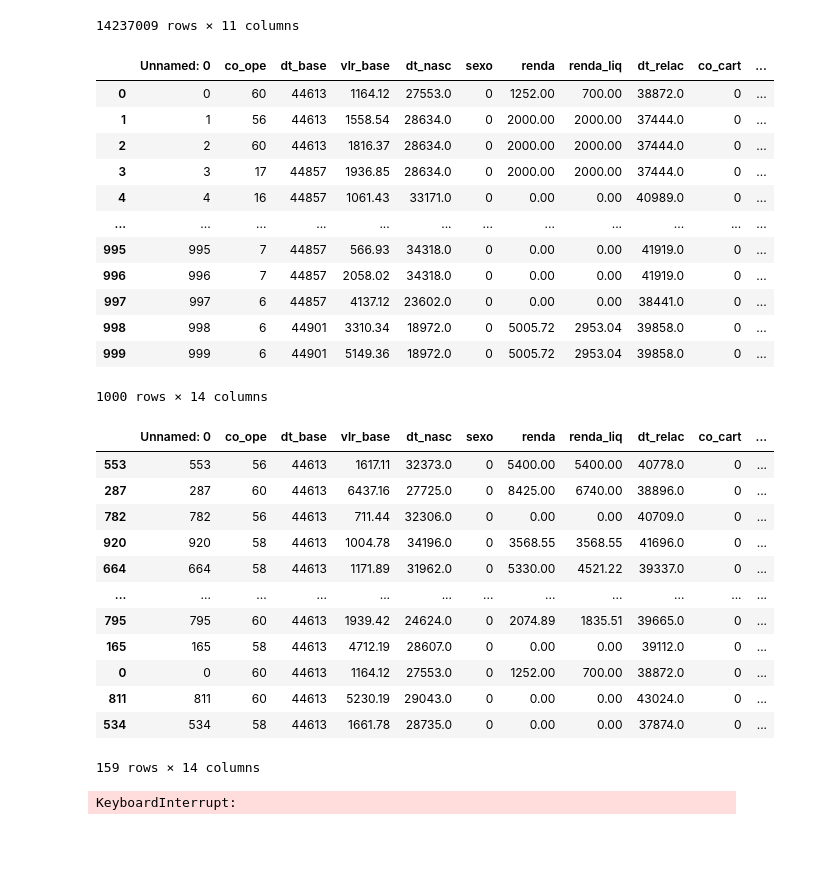
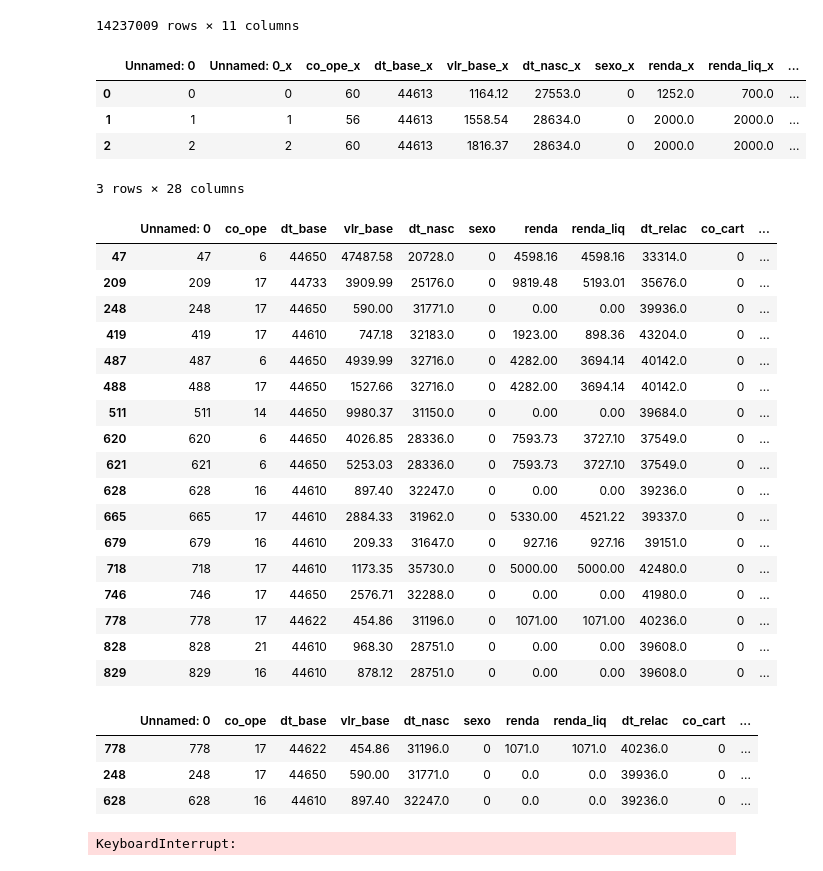
Before and after one commit to RafaelMunareto/MunIAFramework, a Jupyter notebook: tratamento_dados.ipynb, the cells around one changed output. Cells and saved outputs as stored; diff of their text form; code cells hidden in the pictures; blank space fills up the shorter version.

Commit message:
score ok

```diff
--- a/tratamento_dados.ipynb
+++ b/tratamento_dados.ipynb
@@ -48,38 +64,42 @@ df2
 14237009 rows × 11 columns
 # %%
 import pandas as pd
-dfs = pd.read_csv('resultados/GaussianNB.csv', sep=',')
-dfs
+dfs = pd.read_csv('resultados/resultado_final.csv', sep=',')
+dfs.head(3)
 # %% [output]
-|  | Unnamed: 0 | co_ope | dt_base | vlr_base | dt_nasc | sexo | renda | renda_liq | dt_relac | co_cart | ... |
-| 0 | 0 | 60 | 44613 | 1164.12 | 27553.0 | 0 | 1252.00 | 700.00 | 38872.0 | 0 | ... |
-| 1 | 1 | 56 | 44613 | 1558.54 | 28634.0 | 0 | 2000.00 | 2000.00 | 37444.0 | 0 | ... |
-| 2 | 2 | 60 | 44613 | 1816.37 | 28634.0 | 0 | 2000.00 | 2000.00 | 37444.0 | 0 | ... |
-| 3 | 3 | 17 | 44857 | 1936.85 | 28634.0 | 0 | 2000.00 | 2000.00 | 37444.0 | 0 | ... |
-| 4 | 4 | 16 | 44857 | 1061.43 | 33171.0 | 0 | 0.00 | 0.00 | 40989.0 | 0 | ... |
-| ... | ... | ... | ... | ... | ... | ... | ... | ... | ... | ... | ... |
-| 995 | 995 | 7 | 44857 | 566.93 | 34318.0 | 0 | 0.00 | 0.00 | 41919.0 | 0 | ... |
-| 996 | 996 | 7 | 44857 | 2058.02 | 34318.0 | 0 | 0.00 | 0.00 | 41919.0 | 0 | ... |
-| 997 | 997 | 6 | 44857 | 4137.12 | 23602.0 | 0 | 0.00 | 0.00 | 38441.0 | 0 | ... |
-| 998 | 998 | 6 | 44901 | 3310.34 | 18972.0 | 0 | 5005.72 | 2953.04 | 39858.0 | 0 | ... |
-| 999 | 999 | 6 | 44901 | 5149.36 | 18972.0 | 0 | 5005.72 | 2953.04 | 39858.0 | 0 | ... |
+|  | Unnamed: 0 | Unnamed: 0_x | co_ope_x | dt_base_x | vlr_base_x | dt_nasc_x | sexo_x | renda_x | renda_liq_x | ... |
+| 0 | 0 | 0 | 60 | 44613 | 1164.12 | 27553.0 | 0 | 1252.0 | 700.0 | ... |
+| 1 | 1 | 1 | 56 | 44613 | 1558.54 | 28634.0 | 0 | 2000.0 | 2000.0 | ... |
+| 2 | 2 | 2 | 60 | 44613 | 1816.37 | 28634.0 | 0 | 2000.0 | 2000.0 | ... |
-1000 rows × 14 columns
+3 rows × 28 columns
+# %%
+dfs.query('predicao > 0').head(30)
+# %% [output]
+|  | Unnamed: 0 | co_ope | dt_base | vlr_base | dt_nasc | sexo | renda | renda_liq | dt_relac | co_cart | ... |
+| 47 | 47 | 6 | 44650 | 47487.58 | 20728.0 | 0 | 4598.16 | 4598.16 | 33314.0 | 0 | ... |
+| 209 | 209 | 17 | 44733 | 3909.99 | 25176.0 | 0 | 9819.48 | 5193.01 | 35676.0 | 0 | ... |
+| 248 | 248 | 17 | 44650 | 590.00 | 31771.0 | 0 | 0.00 | 0.00 | 39936.0 | 0 | ... |
+| 419 | 419 | 17 | 44610 | 747.18 | 32183.0 | 0 | 1923.00 | 898.36 | 43204.0 | 0 | ... |
+| 487 | 487 | 6 | 44650 | 4939.99 | 32716.0 | 0 | 4282.00 | 3694.14 | 40142.0 | 0 | ... |
+| 488 | 488 | 17 | 44650 | 1527.66 | 32716.0 | 0 | 4282.00 | 3694.14 | 40142.0 | 0 | ... |
+| 511 | 511 | 14 | 44650 | 9980.37 | 31150.0 | 0 | 0.00 | 0.00 | 39684.0 | 0 | ... |
+| 620 | 620 | 6 | 44650 | 4026.85 | 28336.0 | 0 | 7593.73 | 3727.10 | 37549.0 | 0 | ... |
+| 621 | 621 | 6 | 44650 | 5253.03 | 28336.0 | 0 | 7593.73 | 3727.10 | 37549.0 | 0 | ... |
+| 628 | 628 | 16 | 44610 | 897.40 | 32247.0 | 0 | 0.00 | 0.00 | 39236.0 | 0 | ... |
+| 665 | 665 | 17 | 44610 | 2884.33 | 31962.0 | 0 | 5330.00 | 4521.22 | 39337.0 | 0 | ... |
+| 679 | 679 | 16 | 44610 | 209.33 | 31647.0 | 0 | 927.16 | 927.16 | 39151.0 | 0 | ... |
+| 718 | 718 | 17 | 44610 | 1173.35 | 35730.0 | 0 | 5000.00 | 5000.00 | 42480.0 | 0 | ... |
+| 746 | 746 | 17 | 44650 | 2576.71 | 32288.0 | 0 | 0.00 | 0.00 | 41980.0 | 0 | ... |
+| 778 | 778 | 17 | 44622 | 454.86 | 31196.0 | 0 | 1071.00 | 1071.00 | 40236.0 | 0 | ... |
+| 828 | 828 | 21 | 44610 | 968.30 | 28751.0 | 0 | 0.00 | 0.00 | 39608.0 | 0 | ... |
+| 829 | 829 | 16 | 44610 | 878.12 | 28751.0 | 0 | 0.00 | 0.00 | 39608.0 | 0 | ... |
 # %%
-dfs.query('score > 0.3').sort_values('score', ascending=False)
+dfs.query('score > 0.3').sort_values('score', ascending=False).head(3)
 # %% [output]
 |  | Unnamed: 0 | co_ope | dt_base | vlr_base | dt_nasc | sexo | renda | renda_liq | dt_relac | co_cart | ... |
-| 553 | 553 | 56 | 44613 | 1617.11 | 32373.0 | 0 | 5400.00 | 5400.00 | 40778.0 | 0 | ... |
-| 287 | 287 | 60 | 44613 | 6437.16 | 27725.0 | 0 | 8425.00 | 6740.00 | 38896.0 | 0 | ... |
-| 782 | 782 | 56 | 44613 | 711.44 | 32306.0 | 0 | 0.00 | 0.00 | 40709.0 | 0 | ... |
-| 920 | 920 | 58 | 44613 | 1004.78 | 34196.0 | 0 | 3568.55 | 3568.55 | 41696.0 | 0 | ... |
-| 664 | 664 | 58 | 44613 | 1171.89 | 31962.0 | 0 | 5330.00 | 4521.22 | 39337.0 | 0 | ... |
-| ... | ... | ... | ... | ... | ... | ... | ... | ... | ... | ... | ... |
-| 795 | 795 | 60 | 44613 | 1939.42 | 24624.0 | 0 | 2074.89 | 1835.51 | 39665.0 | 0 | ... |
-| 165 | 165 | 58 | 44613 | 4712.19 | 28607.0 | 0 | 0.00 | 0.00 | 39112.0 | 0 | ... |
-| 0 | 0 | 60 | 44613 | 1164.12 | 27553.0 | 0 | 1252.00 | 700.00 | 38872.0 | 0 | ... |
-| 811 | 811 | 60 | 44613 | 5230.19 | 29043.0 | 0 | 0.00 | 0.00 | 43024.0 | 0 | ... |
-| 534 | 534 | 58 | 44613 | 1661.78 | 28735.0 | 0 | 0.00 | 0.00 | 37874.0 | 0 | ... |
+| 778 | 778 | 17 | 44622 | 454.86 | 31196.0 | 0 | 1071.0 | 1071.0 | 40236.0 | 0 | ... |
+| 248 | 248 | 17 | 44650 | 590.00 | 31771.0 | 0 | 0.0 | 0.0 | 39936.0 | 0 | ... |
+| 628 | 628 | 16 | 44610 | 897.40 | 32247.0 | 0 | 0.0 | 0.0 | 39236.0 | 0 | ... |
-159 rows × 14 columns
 # %%
 df3 = df2[:1000]
 # %%
```
Also changed, not shown: parts of 3 cells of this notebook, 4 other files.
